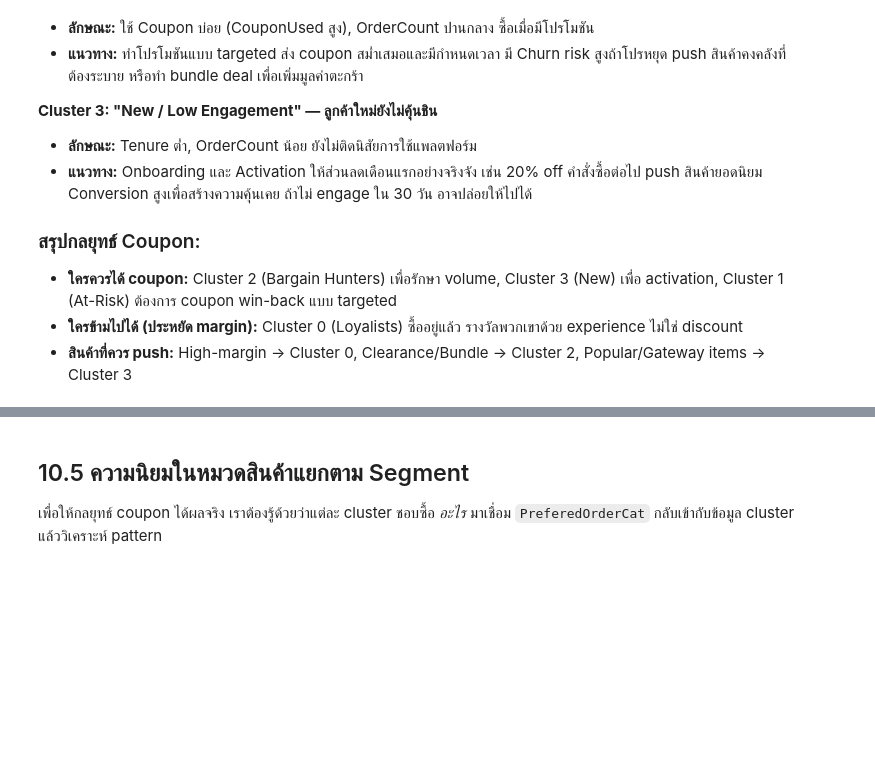
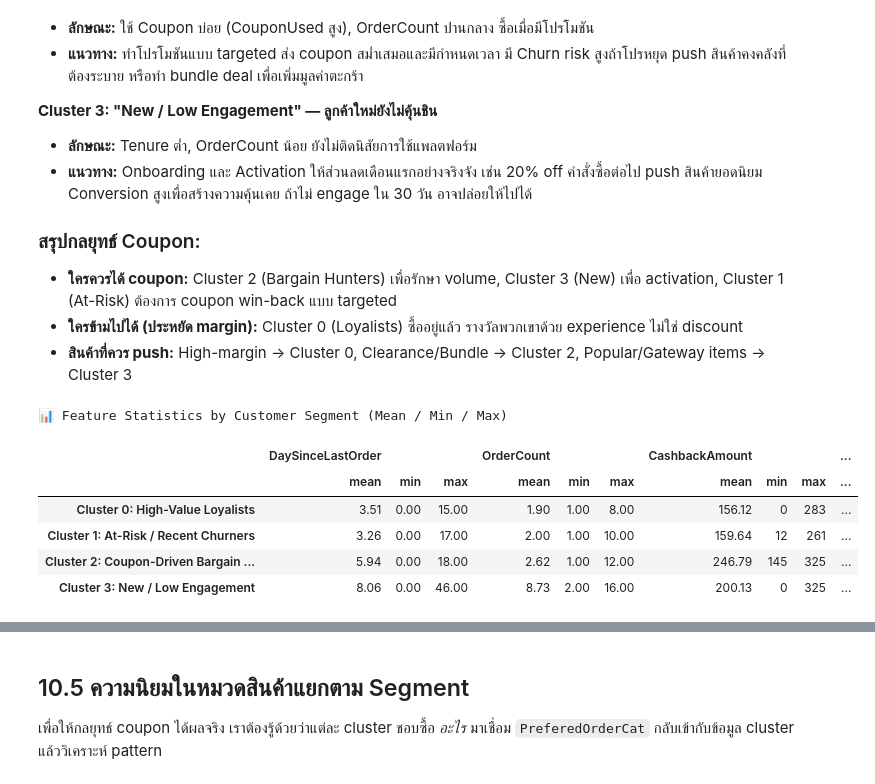
Before and after one commit to sairung77/ML-Assignment, a Jupyter notebook: 1_eda_churn.ipynb, the cells around one changed output, grey strips where cells are left out. Saved outputs shown, nothing was run; the diff lists cells and outputs as text; code cells hidden in the pictures; blank space fills up the shorter version.

```diff
--- a/1_eda_churn.ipynb
+++ b/1_eda_churn.ipynb
@@ -1005,3 +1006,73 @@ plt.show()
 - **ใครควรได้ coupon:** Cluster 2 (Bargain Hunters) เพื่อรักษา volume, Cluster 3 (New) เพื่อ activation, Cluster 1 (At-Risk) ต้องการ coupon win-back แบบ targeted
 - **ใครข้ามไปได้ (ประหยัด margin):** Cluster 0 (Loyalists) ซื้ออยู่แล้ว รางวัลพวกเขาด้วย experience ไม่ใช่ discount
 - **สินค้าที่ควร push:** High-margin → Cluster 0, Clearance/Bundle → Cluster 2, Popular/Gateway items → Cluster 3
+# %%
+
+# --- Cluster Feature Statistics: Mean / Min / Max per Segment ---
+cluster_labels = {
+    0: "Cluster 0: High-Value Loyalists",
+    1: "Cluster 1: At-Risk / Recent Churners",
+    2: "Cluster 2: Coupon-Driven Bargain Hunters",
+    3: "Cluster 3: New / Low Engagement"
+}
+
+stat_cols = ['DaySinceLastOrder', 'OrderCount', 'CashbackAmount',
+             'Tenure', 'CouponUsed', 'Complain', 'SatisfactionScore', 'Churn']
+
+# Build a multi-level summary table: rows = Cluster, columns = (feature, stat)
+cluster_stats = (
+    df_cluster.groupby('Cluster')[stat_cols]
+    .agg(['mean', 'min', 'max'])
+    .round(2)
+)
+
+# Rename index with friendly labels
+cluster_stats.index = [cluster_labels[i] for i in cluster_stats.index]
+
+# Style the table for readability
+styled = (
+    cluster_stats.style
+    .set_caption("📊 Feature Statistics by Customer Segment (Mean / Min / Max)")
+    .format(precision=2)
+    .set_table_styles([
+        {'selector': 'caption',
+         'props': [('font-size', '14px'), ('font-weight', 'bold'), ('color', '#2c3e50')]},
+        {'selector': 'th.col_heading',
+         'props': [('background-color', '#2c3e50'), ('color', 'white'),
+                   ('text-align', 'center'), ('font-size', '12px')]},
+        {'selector': 'th.row_heading',
+         'props': [('background-color', '#ecf0f1'), ('font-weight', 'bold'),
+                   ('font-size', '11px'), ('text-align', 'left')]},
+        {'selector': 'td',
+         'props': [('font-size', '11px'), ('text-align', 'center')]},
+    ])
+    .background_gradient(subset=pd.IndexSlice[:, [('CashbackAmount','mean'), ('OrderCount','mean'), ('Tenure','mean')]],
+                         cmap='Blues', axis=0)
+    .background_gradient(subset=pd.IndexSlice[:, [('Churn','mean'), ('Complain','mean')]],
+                         cmap='Reds', axis=0)
+)
+
+display(styled)
+
+# --- Quick per-cluster printout for easy reading ---
+print("\n" + "="*80)
+print("CLUSTER FEATURE SUMMARY  (mean | min | max)")
+print("="*80)
+for cluster_id in sorted(df_cluster['Cluster'].unique()):
+    sub = df_cluster[df_cluster['Cluster'] == cluster_id][stat_cols]
+    n = len(sub)
+    print(f"\n{cluster_labels[cluster_id]}  (n={n:,})")
+    print("-"*60)
+    print(f"{'Feature':<25} {'Mean':>10} {'Min':>10} {'Max':>10}")
+    print("-"*60)
+    for col in stat_cols:
+        print(f"  {col:<23} {sub[col].mean():>10.2f} {sub[col].min():>10.2f} {sub[col].max():>10.2f}")
+print("="*80)
+# %% [output]
+📊 Feature Statistics by Customer Segment (Mean / Min / Max)
+|  | DaySinceLastOrder |  |  | OrderCount |  |  | CashbackAmount |  |  | ... |
+|  | mean | min | max | mean | min | max | mean | min | max | ... |
+| Cluster 0: High-Value Loyalists | 3.51 | 0.00 | 15.00 | 1.90 | 1.00 | 8.00 | 156.12 | 0 | 283 | ... |
+| Cluster 1: At-Risk / Recent Churners | 3.26 | 0.00 | 17.00 | 2.00 | 1.00 | 10.00 | 159.64 | 12 | 261 | ... |
+| Cluster 2: Coupon-Driven Bargain ... | 5.94 | 0.00 | 18.00 | 2.62 | 1.00 | 12.00 | 246.79 | 145 | 325 | ... |
+| Cluster 3: New / Low Engagement | 8.06 | 0.00 | 46.00 | 8.73 | 2.00 | 16.00 | 200.13 | 0 | 325 | ... |
```
Also changed, not shown: parts of 3 cells of this notebook.
